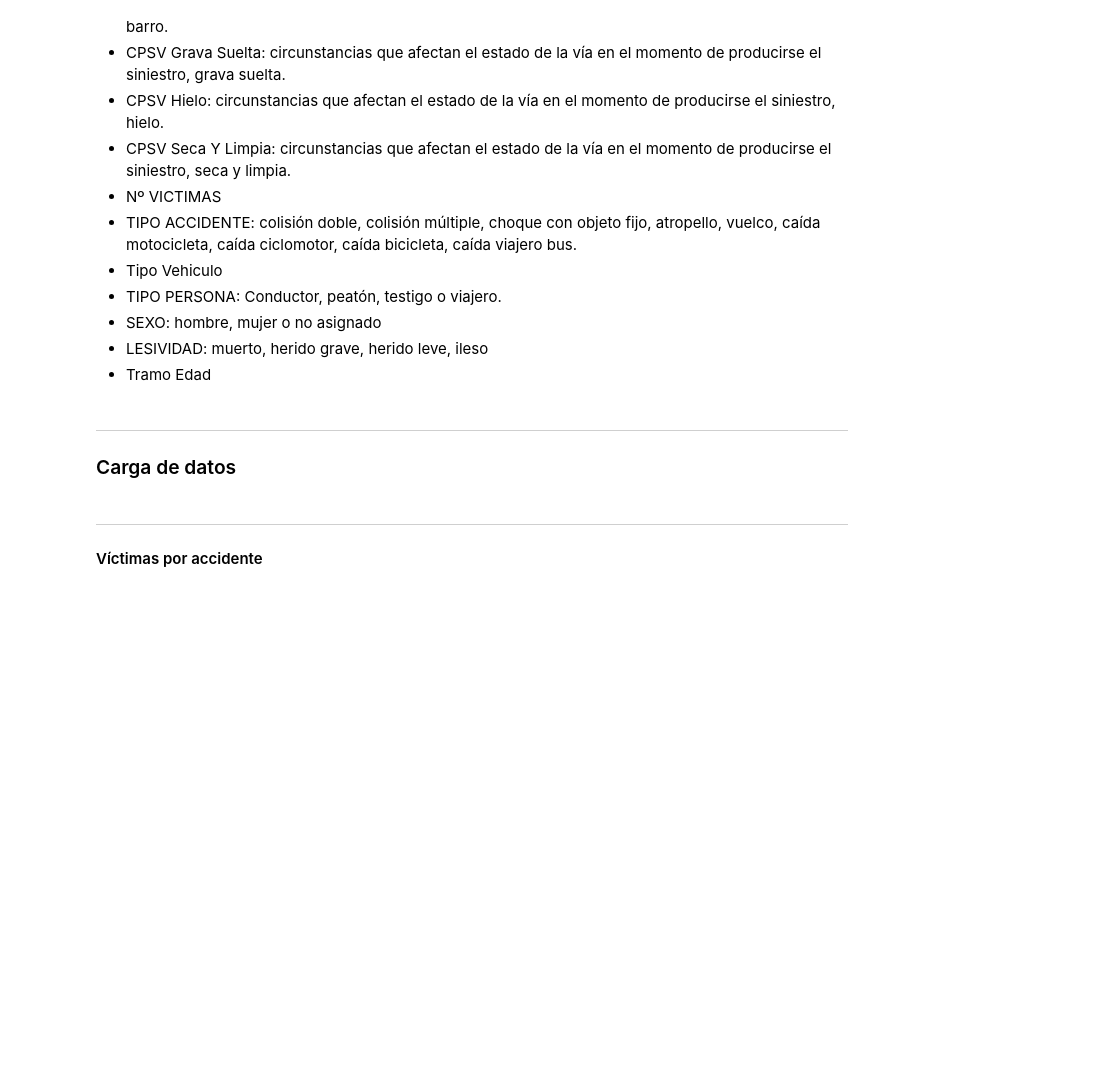
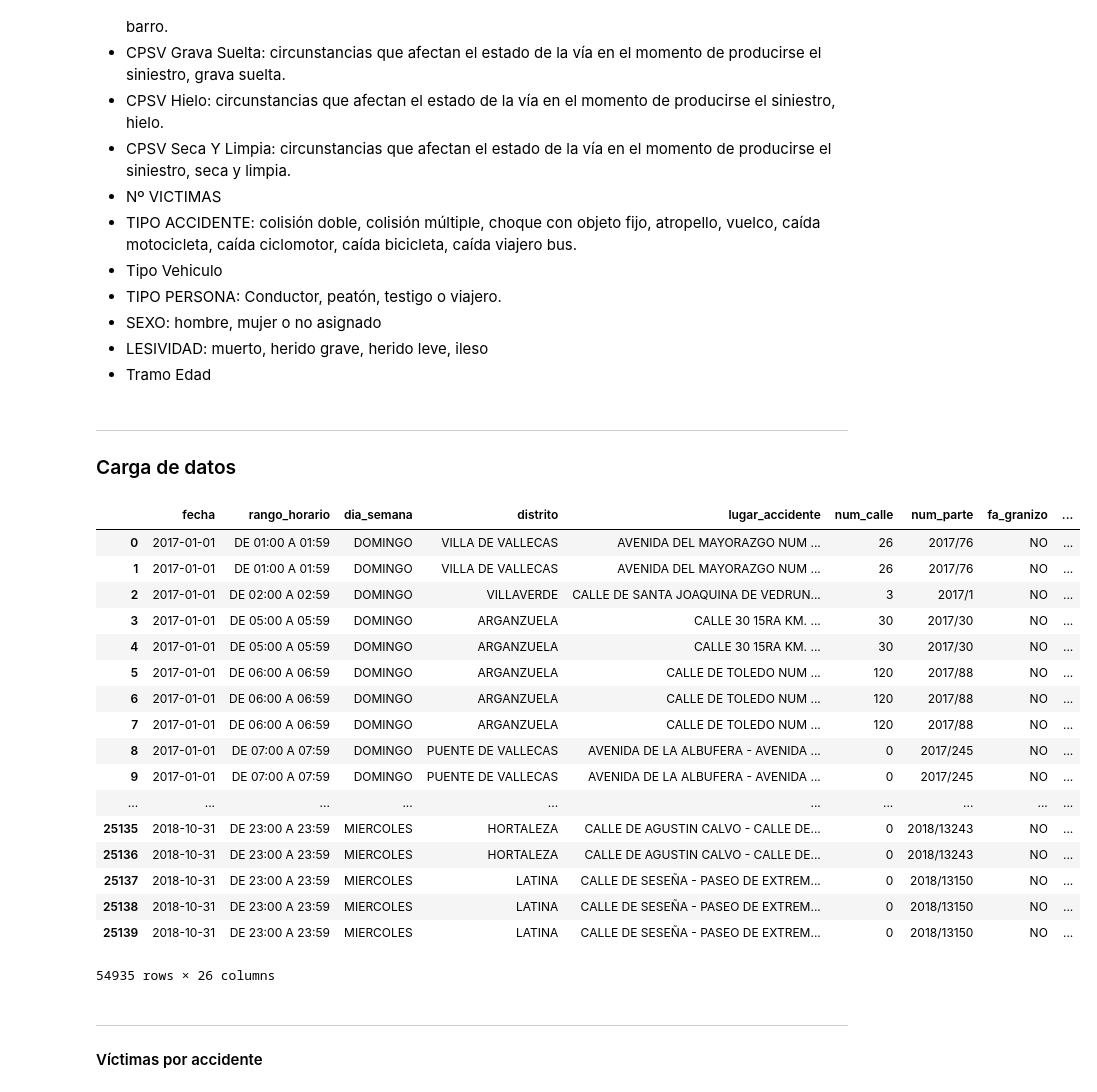
Before and after one commit to nelsonsaturno/practica_analitica, a Jupyter notebook: accidentes_madrid.ipynb, the cells around one changed output. Saved outputs shown, nothing was run; the diff lists cells and outputs as text; code cells hidden in the pictures; blank space fills up the shorter version.

```diff
--- a/accidentes_madrid.ipynb
+++ b/accidentes_madrid.ipynb
@@ -42,31 +42,68 @@ Datos en los ficheros:
 ### Carga de datos
 # %%
 import pandas as pd
+import numpy as np
+import matplotlib.pyplot as plt
 
 # Se cargan los datos y se renombran todas las columnas
 new_names = [
     'fecha', 'rango_horario', 'dia_semana', 'distrito',
     'lugar_accidente', 'num_calle', 'num_parte', 'fa_granizo',
     'fa_hielo', 'fa_lluvia', 'fa_niebla', 'fa_seco', 'fa_nieve',
     'sv_mojado', 'sv_aceite', 'sv_barro', 'sv_grava_suelta',
     'sv_hielo', 'sv_seca_limpia', 'num_victimas', 'tipo_accidente',
     'tipo_vehiculo', 'tipo_persona', 'sexo', 'lesividad', 'tramo_edad'
 ]
 
 # Datos para 2017
 df_accidents_2017 = pd.read_excel(
     'https://datos.madrid.es/egob/catalogo/300228-1-accidentes-trafico-detalle.xlsx',
     skiprows=0, names=new_names
 )
 
 # Datos para 2018
 df_accidents_2018 = pd.read_excel(
     'https://datos.madrid.es/egob/catalogo/300228-0-accidentes-trafico-detalle.xlsx',
     skiprows=0, names=new_names
 )
 
 # Unión de datos 2017-2018
 df_all_accidents = pd.concat([df_accidents_2017, df_accidents_2018], sort=False)
+
+#Limpiezas
+df_all_accidents['tramo_edad']=df_all_accidents['tramo_edad'].str.replace('DE 6 A 9 AÑOS','DE 06 A 9 AÑOS')
+df_all_accidents['tipo_accidente']=df_all_accidents['tipo_accidente'].str.strip()
+df_all_accidents['tipo_vehiculo']=df_all_accidents['tipo_vehiculo'].str.strip()
+df_all_accidents['rango_horario']=df_all_accidents['rango_horario'].str.replace(' 1:',' 01:')
+df_all_accidents['rango_horario']=df_all_accidents['rango_horario'].str.replace(' 2:',' 02:')
+df_all_accidents['rango_horario']=df_all_accidents['rango_horario'].str.replace(' 3:',' 03:')
+df_all_accidents['rango_horario']=df_all_accidents['rango_horario'].str.replace(' 4:',' 04:')
+df_all_accidents['rango_horario']=df_all_accidents['rango_horario'].str.replace(' 5:',' 05:')
+df_all_accidents['rango_horario']=df_all_accidents['rango_horario'].str.replace(' 6:',' 06:')
+df_all_accidents['rango_horario']=df_all_accidents['rango_horario'].str.replace(' 7:',' 07:')
+df_all_accidents['rango_horario']=df_all_accidents['rango_horario'].str.replace(' 8:',' 08:')
+df_all_accidents['rango_horario']=df_all_accidents['rango_horario'].str.replace(' 9:',' 09:')
+
+df_all_accidents
+# %% [output]
+|  | fecha | rango_horario | dia_semana | distrito | lugar_accidente | num_calle | num_parte | fa_granizo | ... |
+| 0 | 2017-01-01 | DE 01:00 A 01:59 | DOMINGO | VILLA DE VALLECAS | AVENIDA DEL MAYORAZGO NUM ... | 26 | 2017/76 | NO | ... |
+| 1 | 2017-01-01 | DE 01:00 A 01:59 | DOMINGO | VILLA DE VALLECAS | AVENIDA DEL MAYORAZGO NUM ... | 26 | 2017/76 | NO | ... |
+| 2 | 2017-01-01 | DE 02:00 A 02:59 | DOMINGO | VILLAVERDE | CALLE DE SANTA JOAQUINA DE VEDRUN... | 3 | 2017/1 | NO | ... |
+| 3 | 2017-01-01 | DE 05:00 A 05:59 | DOMINGO | ARGANZUELA | CALLE 30 15RA KM. ... | 30 | 2017/30 | NO | ... |
+| 4 | 2017-01-01 | DE 05:00 A 05:59 | DOMINGO | ARGANZUELA | CALLE 30 15RA KM. ... | 30 | 2017/30 | NO | ... |
+| 5 | 2017-01-01 | DE 06:00 A 06:59 | DOMINGO | ARGANZUELA | CALLE DE TOLEDO NUM ... | 120 | 2017/88 | NO | ... |
+| 6 | 2017-01-01 | DE 06:00 A 06:59 | DOMINGO | ARGANZUELA | CALLE DE TOLEDO NUM ... | 120 | 2017/88 | NO | ... |
+| 7 | 2017-01-01 | DE 06:00 A 06:59 | DOMINGO | ARGANZUELA | CALLE DE TOLEDO NUM ... | 120 | 2017/88 | NO | ... |
+| 8 | 2017-01-01 | DE 07:00 A 07:59 | DOMINGO | PUENTE DE VALLECAS | AVENIDA DE LA ALBUFERA - AVENIDA ... | 0 | 2017/245 | NO | ... |
+| 9 | 2017-01-01 | DE 07:00 A 07:59 | DOMINGO | PUENTE DE VALLECAS | AVENIDA DE LA ALBUFERA - AVENIDA ... | 0 | 2017/245 | NO | ... |
+| ... | ... | ... | ... | ... | ... | ... | ... | ... | ... |
+| 25135 | 2018-10-31 | DE 23:00 A 23:59 | MIERCOLES | HORTALEZA | CALLE DE AGUSTIN CALVO - CALLE DE... | 0 | 2018/13243 | NO | ... |
+| 25136 | 2018-10-31 | DE 23:00 A 23:59 | MIERCOLES | HORTALEZA | CALLE DE AGUSTIN CALVO - CALLE DE... | 0 | 2018/13243 | NO | ... |
+| 25137 | 2018-10-31 | DE 23:00 A 23:59 | MIERCOLES | LATINA | CALLE DE SESEÑA - PASEO DE EXTREM... | 0 | 2018/13150 | NO | ... |
+| 25138 | 2018-10-31 | DE 23:00 A 23:59 | MIERCOLES | LATINA | CALLE DE SESEÑA - PASEO DE EXTREM... | 0 | 2018/13150 | NO | ... |
+| 25139 | 2018-10-31 | DE 23:00 A 23:59 | MIERCOLES | LATINA | CALLE DE SESEÑA - PASEO DE EXTREM... | 0 | 2018/13150 | NO | ... |
+54935 rows × 26 columns
 # %% [markdown]
 ---
 #### Víctimas por accidente
```
Also changed, not shown: parts of 19 cells of this notebook.
